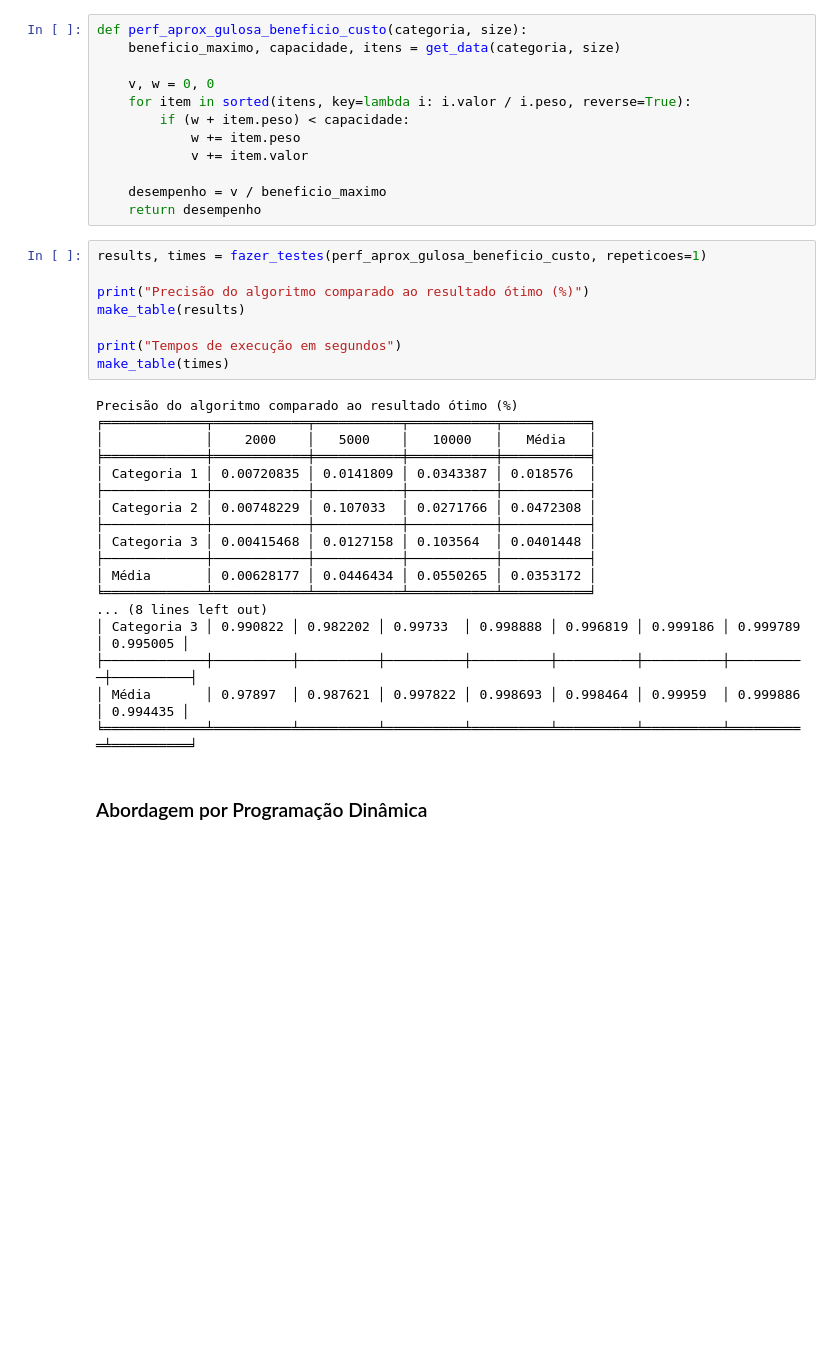
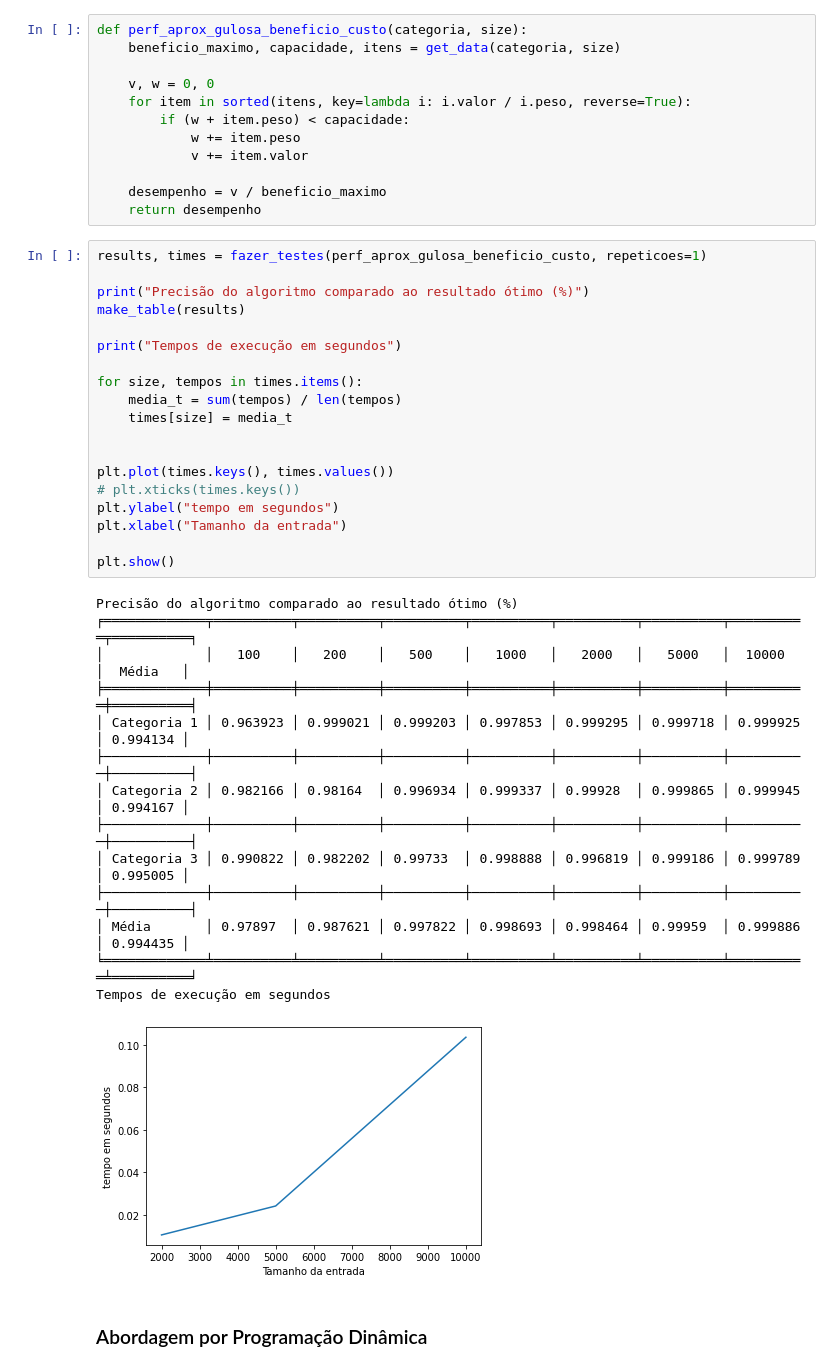
Before and after one commit to MatheusNSantiago/O-Problema-da-Mochila---Analise-de-Algoritmos, a Jupyter notebook: main.ipynb, the cells around one changed output. Saved outputs shown, nothing was run; the diff lists cells and outputs as text; blank space fills up the shorter version.

```diff
--- a/main.ipynb
+++ b/main.ipynb
@@ -118,29 +121,37 @@ def perf_aprox_gulosa_beneficio_custo(categoria, size):
 # %%
 results, times = fazer_testes(perf_aprox_gulosa_beneficio_custo, repeticoes=1)
 
 print("Precisão do algoritmo comparado ao resultado ótimo (%)")
 make_table(results)
 
 print("Tempos de execução em segundos")
-make_table(times)
+
+for size, tempos in times.items():
+    media_t = sum(tempos) / len(tempos)
+    times[size] = media_t
+
+
+plt.plot(times.keys(), times.values())
+# plt.xticks(times.keys())
+plt.ylabel("tempo em segundos")
+plt.xlabel("Tamanho da entrada")
+
+plt.show()
 # %% [output]
 Precisão do algoritmo comparado ao resultado ótimo (%)
-╒═════════════╤════════════╤═══════════╤═══════════╤═══════════╕
-│             │    2000    │   5000    │   10000   │   Média   │
-╞═════════════╪════════════╪═══════════╪═══════════╪═══════════╡
-│ Categoria 1 │ 0.00720835 │ 0.0141809 │ 0.0343387 │ 0.018576  │
-├─────────────┼────────────┼───────────┼───────────┼───────────┤
-│ Categoria 2 │ 0.00748229 │ 0.107033  │ 0.0271766 │ 0.0472308 │
-├─────────────┼────────────┼───────────┼───────────┼───────────┤
-│ Categoria 3 │ 0.00415468 │ 0.0127158 │ 0.103564  │ 0.0401448 │
-├─────────────┼────────────┼───────────┼───────────┼───────────┤
-│ Média       │ 0.00628177 │ 0.0446434 │ 0.0550265 │ 0.0353172 │
-╘═════════════╧════════════╧═══════════╧═══════════╧═══════════╛
-... (8 lines left out)
+╒═════════════╤══════════╤══════════╤══════════╤══════════╤══════════╤══════════╤══════════╤══════════╕
+│             │   100    │   200    │   500    │   1000   │   2000   │   5000   │  10000   │  Média   │
+╞═════════════╪══════════╪══════════╪══════════╪══════════╪══════════╪══════════╪══════════╪══════════╡
+│ Categoria 1 │ 0.963923 │ 0.999021 │ 0.999203 │ 0.997853 │ 0.999295 │ 0.999718 │ 0.999925 │ 0.994134 │
+├─────────────┼──────────┼──────────┼──────────┼──────────┼──────────┼──────────┼──────────┼──────────┤
+│ Categoria 2 │ 0.982166 │ 0.98164  │ 0.996934 │ 0.999337 │ 0.99928  │ 0.999865 │ 0.999945 │ 0.994167 │
+├─────────────┼──────────┼──────────┼──────────┼──────────┼──────────┼──────────┼──────────┼──────────┤
 │ Categoria 3 │ 0.990822 │ 0.982202 │ 0.99733  │ 0.998888 │ 0.996819 │ 0.999186 │ 0.999789 │ 0.995005 │
 ├─────────────┼──────────┼──────────┼──────────┼──────────┼──────────┼──────────┼──────────┼──────────┤
 │ Média       │ 0.97897  │ 0.987621 │ 0.997822 │ 0.998693 │ 0.998464 │ 0.99959  │ 0.999886 │ 0.994435 │
 ╘═════════════╧══════════╧══════════╧══════════╧══════════╧══════════╧══════════╧══════════╧══════════╛
+Tempos de execução em segundos
+[figure, added]
 # %% [markdown]
 ### Abordagem por Programação Dinâmica
 # %%
```
Also changed, not shown: parts of 1 cell of this notebook, 1 other file.
